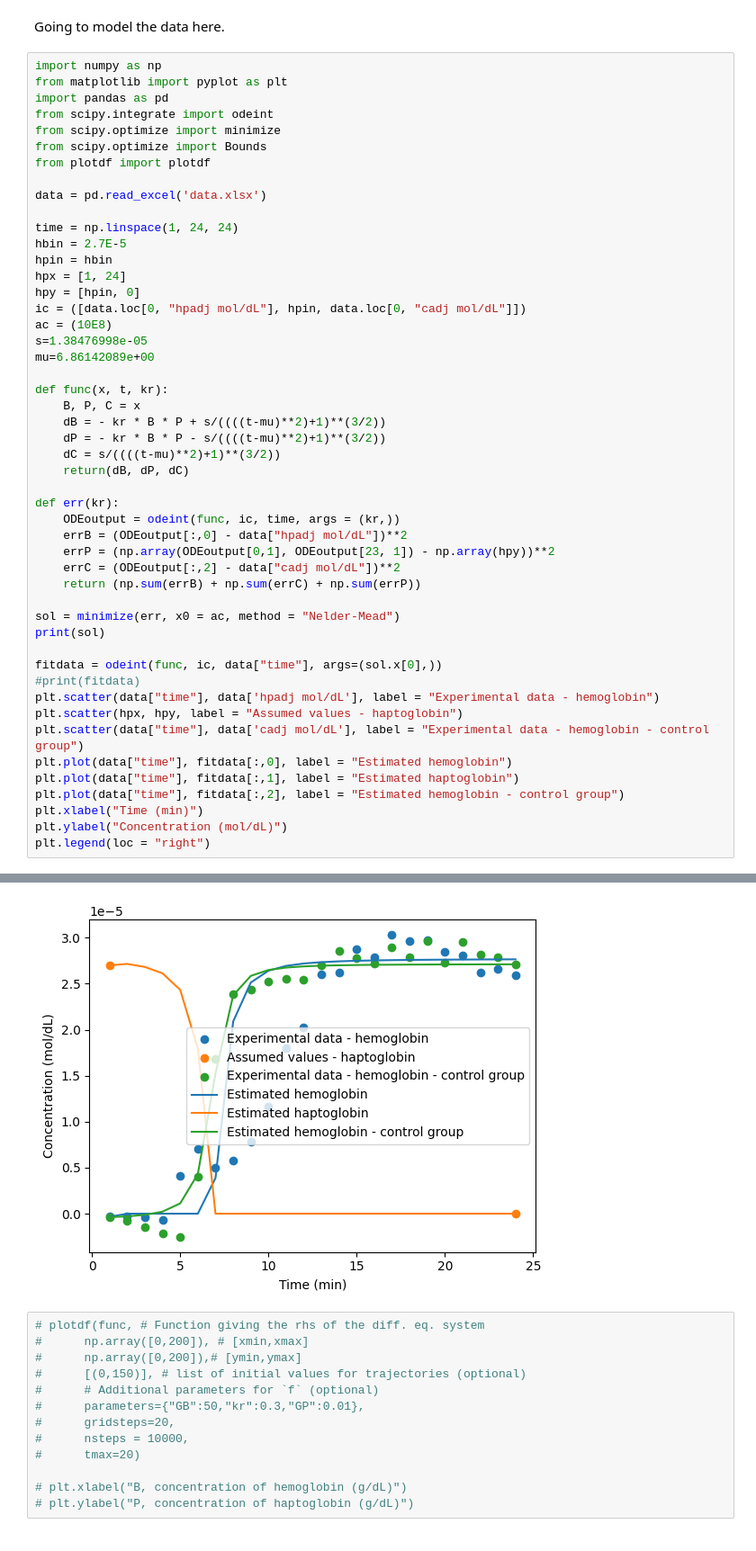
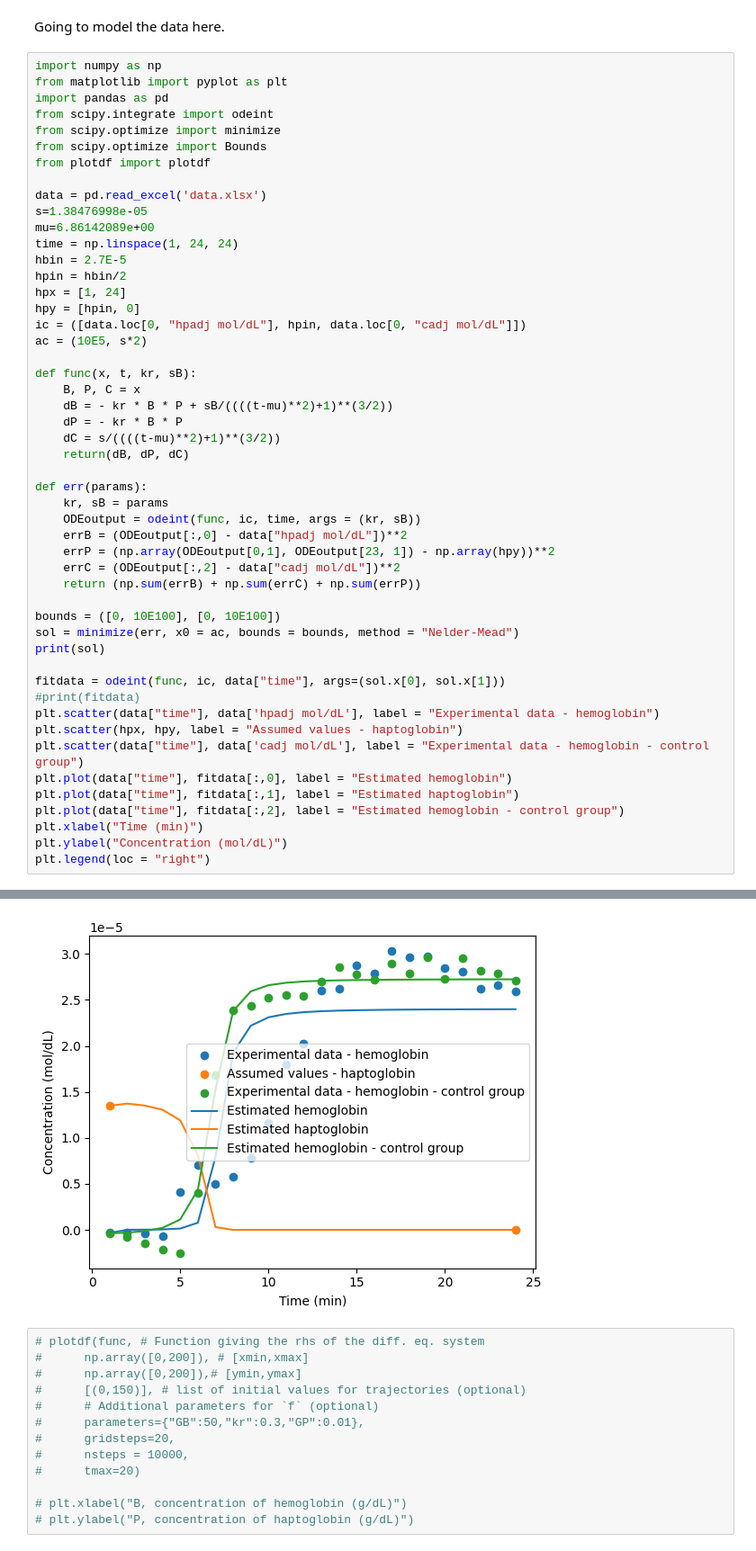
Before and after one commit to mdsnbutler/ChE2410-Project-2, a Jupyter notebook: 3_data_modelling.ipynb, the cells around one changed output, grey strips where cells are left out. Shown at 90% size. Cells and saved outputs as stored; diff of their text form.

```diff
--- a/3_data_modelling.ipynb
+++ b/3_data_modelling.ipynb
@@ -10,35 +10,36 @@ from scipy.optimize import Bounds
 from plotdf import plotdf
 
 data = pd.read_excel('data.xlsx')
-
+s=1.38476998e-05
+mu=6.86142089e+00
 time = np.linspace(1, 24, 24)
 hbin = 2.7E-5
-hpin = hbin
+hpin = hbin/2
 hpx = [1, 24]
 hpy = [hpin, 0]
 ic = ([data.loc[0, "hpadj mol/dL"], hpin, data.loc[0, "cadj mol/dL"]])
-ac = (10E8)
-s=1.38476998e-05
-mu=6.86142089e+00
+ac = (10E5, s*2)
 
-def func(x, t, kr):
+def func(x, t, kr, sB):
     B, P, C = x
-    dB = - kr * B * P + s/((((t-mu)**2)+1)**(3/2))
-    dP = - kr * B * P - s/((((t-mu)**2)+1)**(3/2))
+    dB = - kr * B * P + sB/((((t-mu)**2)+1)**(3/2))
+    dP = - kr * B * P
     dC = s/((((t-mu)**2)+1)**(3/2))
     return(dB, dP, dC)
 
-def err(kr):
-    ODEoutput = odeint(func, ic, time, args = (kr,))
+def err(params):
+    kr, sB = params
+    ODEoutput = odeint(func, ic, time, args = (kr, sB))
     errB = (ODEoutput[:,0] - data["hpadj mol/dL"])**2
     errP = (np.array(ODEoutput[0,1], ODEoutput[23, 1]) - np.array(hpy))**2
     errC = (ODEoutput[:,2] - data["cadj mol/dL"])**2
     return (np.sum(errB) + np.sum(errC) + np.sum(errP))
 
-sol = minimize(err, x0 = ac, method = "Nelder-Mead")
+bounds = ([0, 10E100], [0, 10E100])
+sol = minimize(err, x0 = ac, bounds = bounds, method = "Nelder-Mead")
 print(sol)
 
-fitdata = odeint(func, ic, data["time"], args=(sol.x[0],))
+fitdata = odeint(func, ic, data["time"], args=(sol.x[0], sol.x[1]))
 #print(fitdata)
 plt.scatter(data["time"], data['hpadj mol/dL'], label = "Experimental data - hemoglobin")
 plt.scatter(hpx, hpy, label = "Assumed values - haptoglobin")
@@ -62,5 +64,5 @@ plt.legend(loc = "right")
 <matplotlib.legend.Legend at 0x...>
-[figure, old version]
+[figure, new version]
 # %%
 # plotdf(func, # Function giving the rhs of the diff. eq. system
 #      np.array([0,200]), # [xmin,xmax]
```
Also changed, not shown: parts of 2 cells of this notebook, 1 other file.
